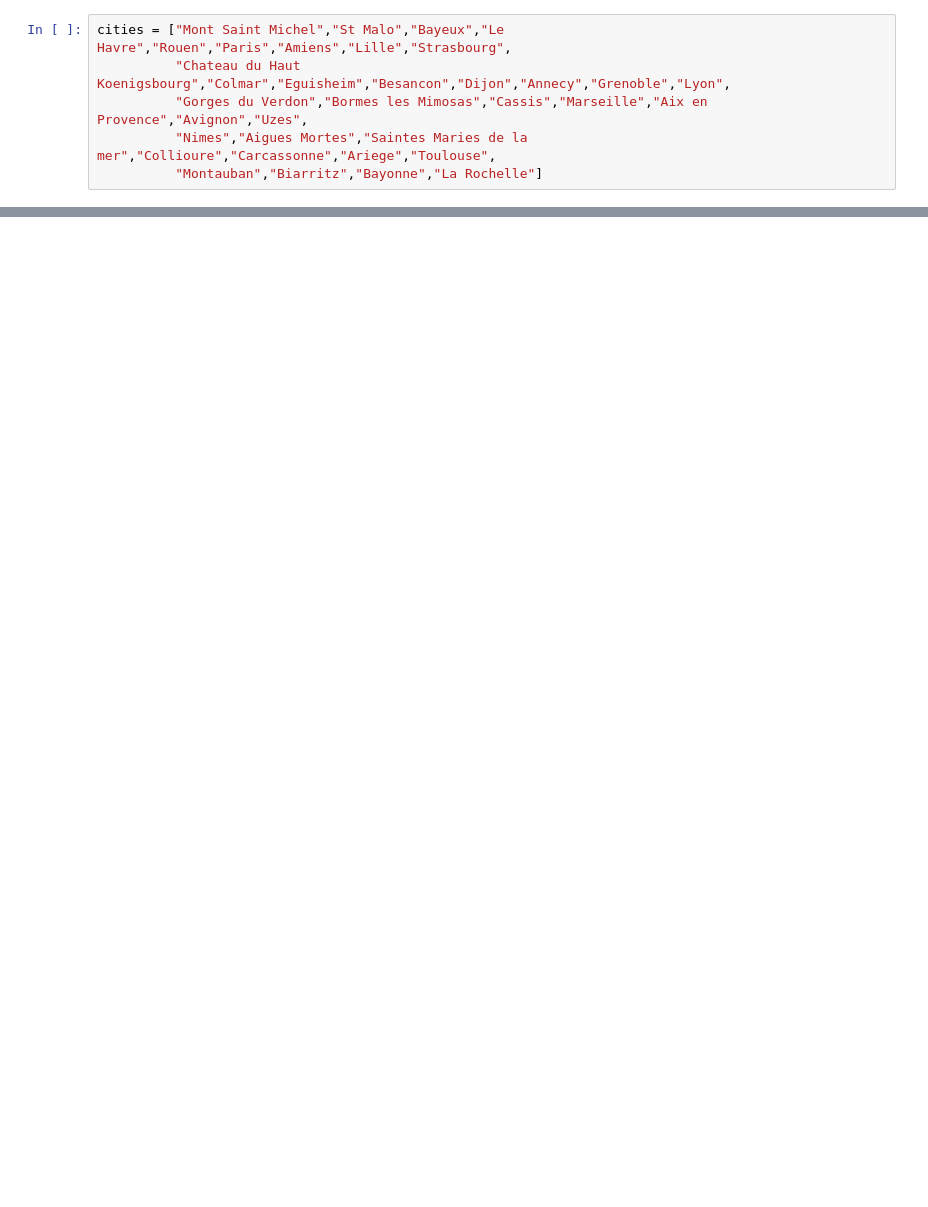
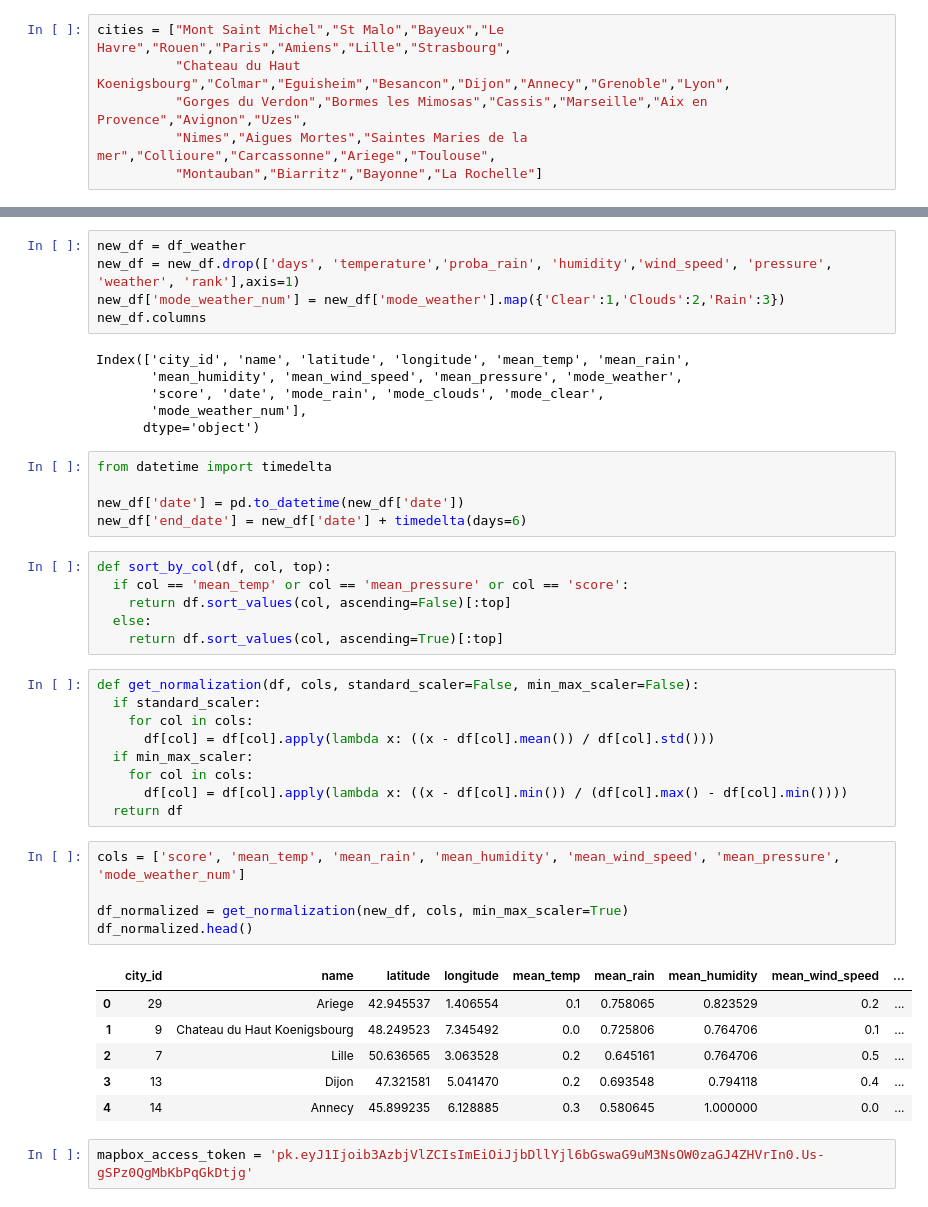
Before and after one commit to DavidTGAUTIER/Jedha_Certification, a Jupyter notebook: Block n°1/05_Kayak_Maps.ipynb, the cells around one changed output, grey strips where cells are left out. Saved outputs shown, nothing was run; the diff lists cells and outputs as text; blank space fills up the shorter version.

```diff
--- a/Block n°1/05_Kayak_Maps.ipynb
+++ b/Block n°1/05_Kayak_Maps.ipynb
@@ -285,0 +127,45 @@ fig.show()
+# %%
+new_df = df_weather
+new_df = new_df.drop(['days', 'temperature','proba_rain', 'humidity','wind_speed', 'pressure', 'weather', 'rank'],axis=1)
+new_df['mode_weather_num'] = new_df['mode_weather'].map({'Clear':1,'Clouds':2,'Rain':3})
+new_df.columns
+# %% [output]
+Index(['city_id', 'name', 'latitude', 'longitude', 'mean_temp', 'mean_rain',
+       'mean_humidity', 'mean_wind_speed', 'mean_pressure', 'mode_weather',
+       'score', 'date', 'mode_rain', 'mode_clouds', 'mode_clear',
+       'mode_weather_num'],
+      dtype='object')
+# %%
+from datetime import timedelta
+
+new_df['date'] = pd.to_datetime(new_df['date'])
+new_df['end_date'] = new_df['date'] + timedelta(days=6)
+# %%
+def sort_by_col(df, col, top):
+  if col == 'mean_temp' or col == 'mean_pressure' or col == 'score':
+    return df.sort_values(col, ascending=False)[:top]
+  else:
+    return df.sort_values(col, ascending=True)[:top]
+# %%
+def get_normalization(df, cols, standard_scaler=False, min_max_scaler=False):
+  if standard_scaler:
+    for col in cols:
+      df[col] = df[col].apply(lambda x: ((x - df[col].mean()) / df[col].std()))
+  if min_max_scaler:
+    for col in cols:
+      df[col] = df[col].apply(lambda x: ((x - df[col].min()) / (df[col].max() - df[col].min())))
+  return df
+# %%
+cols = ['score', 'mean_temp', 'mean_rain', 'mean_humidity', 'mean_wind_speed', 'mean_pressure', 'mode_weather_num']
+
+df_normalized = get_normalization(new_df, cols, min_max_scaler=True)
+df_normalized.head()
+# %% [output]
+|  | city_id | name | latitude | longitude | mean_temp | mean_rain | mean_humidity | mean_wind_speed | ... |
+| 0 | 29 | Ariege | 42.945537 | 1.406554 | 0.1 | 0.758065 | 0.823529 | 0.2 | ... |
+| 1 | 9 | Chateau du Haut Koenigsbourg | 48.249523 | 7.345492 | 0.0 | 0.725806 | 0.764706 | 0.1 | ... |
+| 2 | 7 | Lille | 50.636565 | 3.063528 | 0.2 | 0.645161 | 0.764706 | 0.5 | ... |
+| 3 | 13 | Dijon | 47.321581 | 5.041470 | 0.2 | 0.693548 | 0.794118 | 0.4 | ... |
+| 4 | 14 | Annecy | 45.899235 | 6.128885 | 0.3 | 0.580645 | 1.000000 | 0.0 | ... |
+# %%
+mapbox_access_token = 'pk.eyJ1Ijoib3AzbjVlZCIsImEiOiJjbDllYjl6bGswaG9uM3NsOW0zaGJ4ZHVrIn0.Us-gSPz0QgMbKbPqGkDtjg'
```
Also changed, not shown: parts of 38 cells of this notebook.
